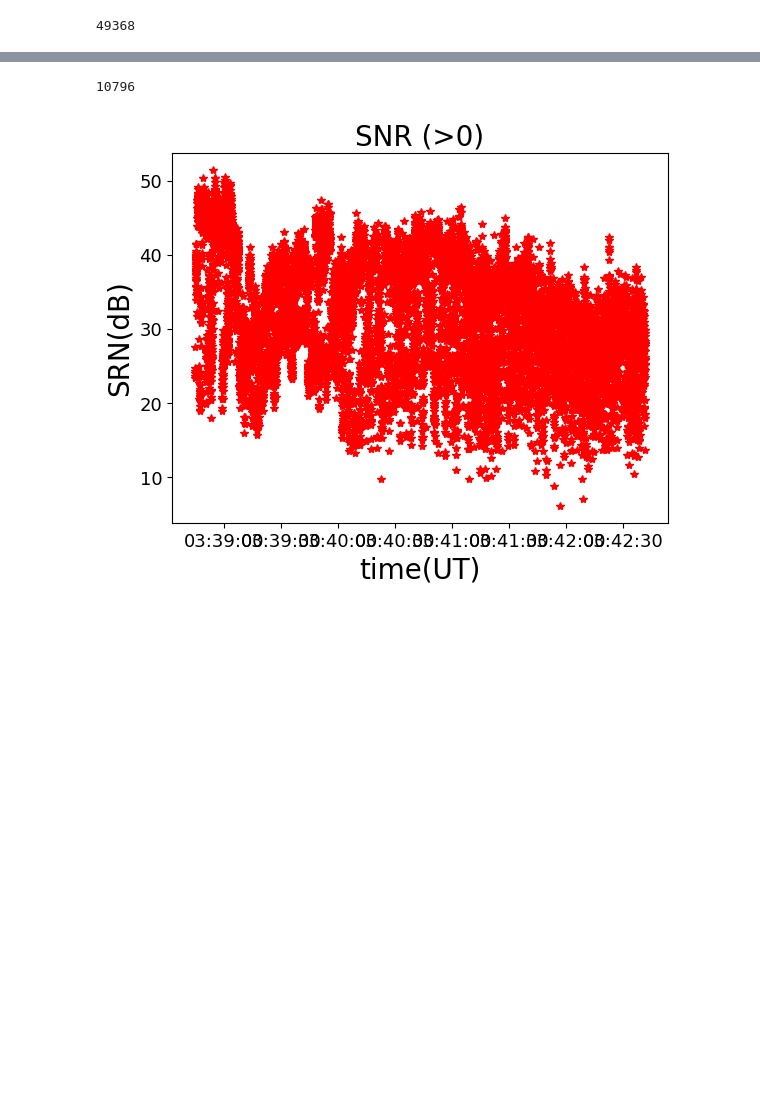
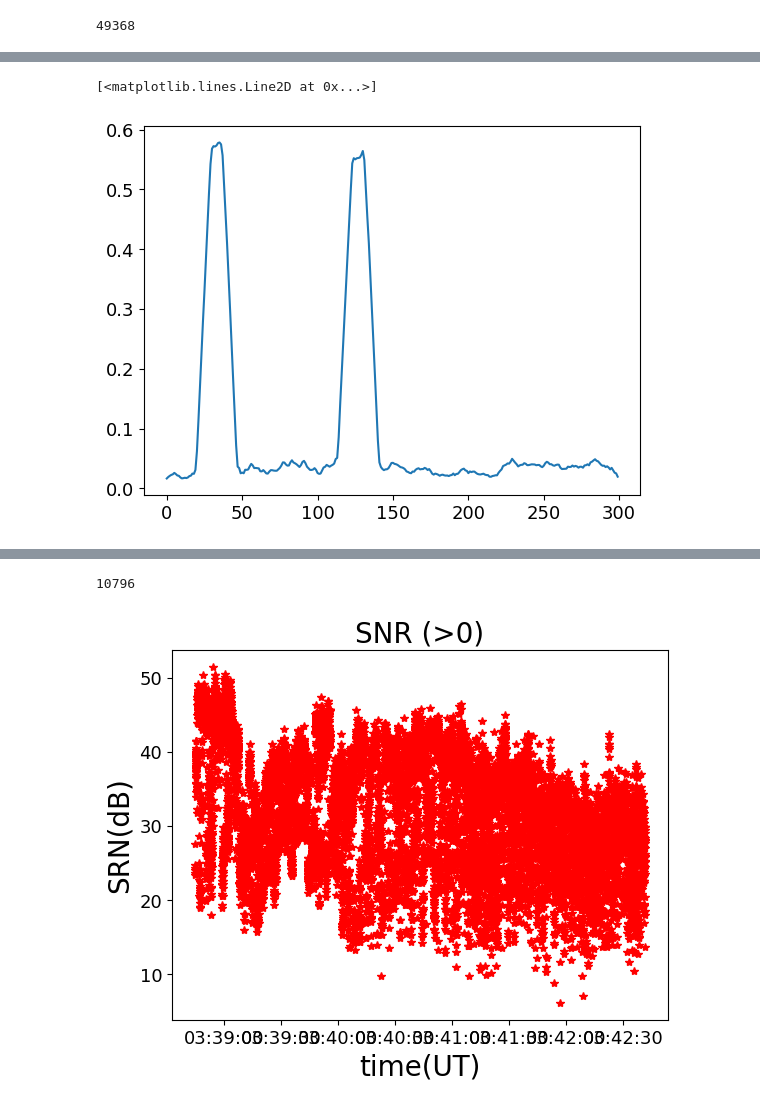
Before and after one commit to subodhdahal1988/scintillation_s4_project, a Jupyter notebook: project_first.ipynb, the cells around one changed output, grey strips where cells are left out. Drawn from its saved outputs; the diff is of its cells as text; code cells hidden in the pictures; blank space fills up the shorter version.

```diff
--- a/project_first.ipynb
+++ b/project_first.ipynb
@@ -167,3 +126,8 @@ for i in range(len(sig_n)):
           pulse = pulse
           corr = correlate(signal, pulse, mode='same')
           cof.append(corr)
+# %%
+plt.plot(cof[8])
+# %% [output]
+[<matplotlib.lines.Line2D at 0x...>]
+[figure, added]
```
Also changed, not shown: parts of 16 cells of this notebook.
